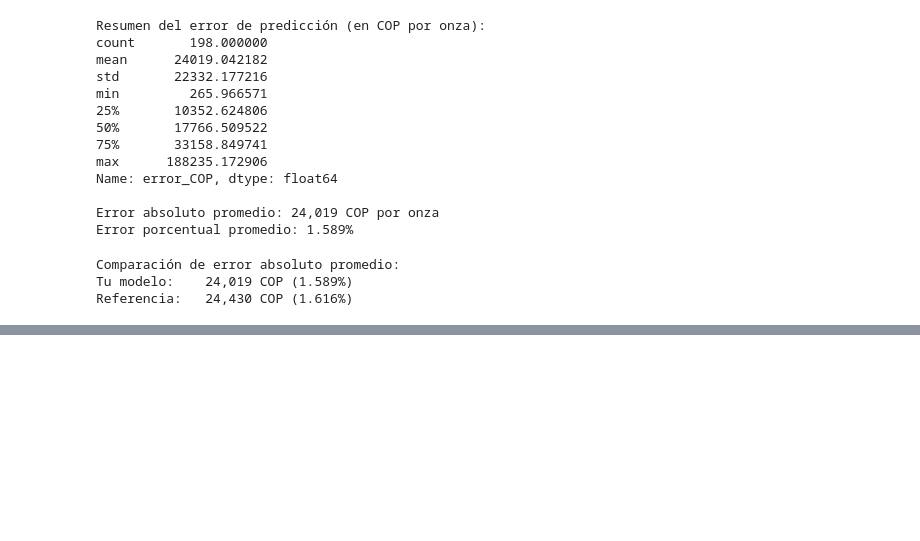
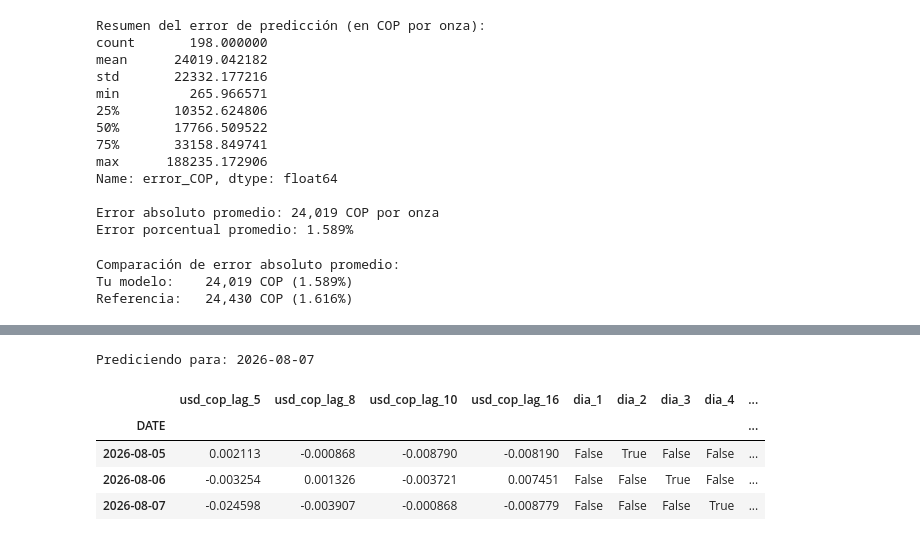
Before and after one commit to michaelsteven1299/proyecto_michael-, a Jupyter notebook: src/04_modelo.ipynb, the cells around one changed output, grey strips where cells are left out. Saved outputs shown, nothing was run; the diff lists cells and outputs as text; code cells hidden in the pictures; blank space fills up the shorter version.

```diff
--- a/src/04_modelo.ipynb
+++ b/src/04_modelo.ipynb
@@ -438,0 +448,44 @@ plt.show()
+# %%
+# Construimos una fila adicional para el proximo dia habil. Sus variables
+# (rezagos de USD/COP, variables macro rezagadas 1 dia, dia de la semana)
+# solo dependen de datos ya conocidos -- nunca del futuro -- por lo que se
+# pueden calcular de antemano.
+proximo_dia = df.index[-1] + pd.tseries.offsets.BDay(1)
+
+columnas_base = ['oro_xauusd_Close', 'usd_cop_Close', 'oro_cop', 'dxy_Close',
+                  'vix_Close', 'wti_crudo_Close', 'bono_10y_Close']
+fila_vacia = pd.DataFrame(np.nan, index=[proximo_dia], columns=columnas_base)
+df_ext = pd.concat([df[columnas_base], fila_vacia])
+df_ext.index.name = 'DATE'
+
+df_ext['retorno_oro_cop']  = df_ext['oro_cop'].pct_change(fill_method=None)
+df_ext['retorno_usd_cop']  = df_ext['usd_cop_Close'].pct_change(fill_method=None)
+df_ext['retorno_dxy']      = df_ext['dxy_Close'].pct_change(fill_method=None)
+df_ext['retorno_vix']      = df_ext['vix_Close'].pct_change(fill_method=None)
+df_ext['retorno_wti']      = df_ext['wti_crudo_Close'].pct_change(fill_method=None)
+df_ext['retorno_bono_10y'] = df_ext['bono_10y_Close'].pct_change(fill_method=None)
+
+for lag in [5, 8, 10, 16]:
+    df_ext[f'usd_cop_lag_{lag}'] = df_ext['retorno_usd_cop'].shift(lag)
+
+df_ext['retorno_dxy_lag1']      = df_ext['retorno_dxy'].shift(1)
+df_ext['retorno_vix_lag1']      = df_ext['retorno_vix'].shift(1)
+df_ext['retorno_wti_lag1']      = df_ext['retorno_wti'].shift(1)
+df_ext['retorno_bono_10y_lag1'] = df_ext['retorno_bono_10y'].shift(1)
+
+dummies_ext = pd.get_dummies(df_ext.index.dayofweek, prefix='dia', drop_first=True)
+dummies_ext.index = df_ext.index
+for col in ['dia_1', 'dia_2', 'dia_3', 'dia_4']:
+    if col not in dummies_ext.columns:
+        dummies_ext[col] = False
+df_ext = pd.concat([df_ext, dummies_ext[['dia_1', 'dia_2', 'dia_3', 'dia_4']]], axis=1)
+
+print(f"Prediciendo para: {proximo_dia.date()}")
+df_ext[FEATURES].tail(3)
+# %% [output]
+Prediciendo para: 2026-08-07
+|  | usd_cop_lag_5 | usd_cop_lag_8 | usd_cop_lag_10 | usd_cop_lag_16 | dia_1 | dia_2 | dia_3 | dia_4 | ... |
+| DATE |  |  |  |  |  |  |  |  | ... |
+| 2026-08-05 | 0.002113 | -0.000868 | -0.008790 | -0.008190 | False | True | False | False | ... |
+| 2026-08-06 | -0.003254 | 0.001326 | -0.003721 | 0.007451 | False | False | True | False | ... |
+| 2026-08-07 | -0.024598 | -0.003907 | -0.000868 | -0.008779 | False | False | False | True | ... |
```
Also changed, not shown: parts of 16 cells of this notebook, 13 other files.
